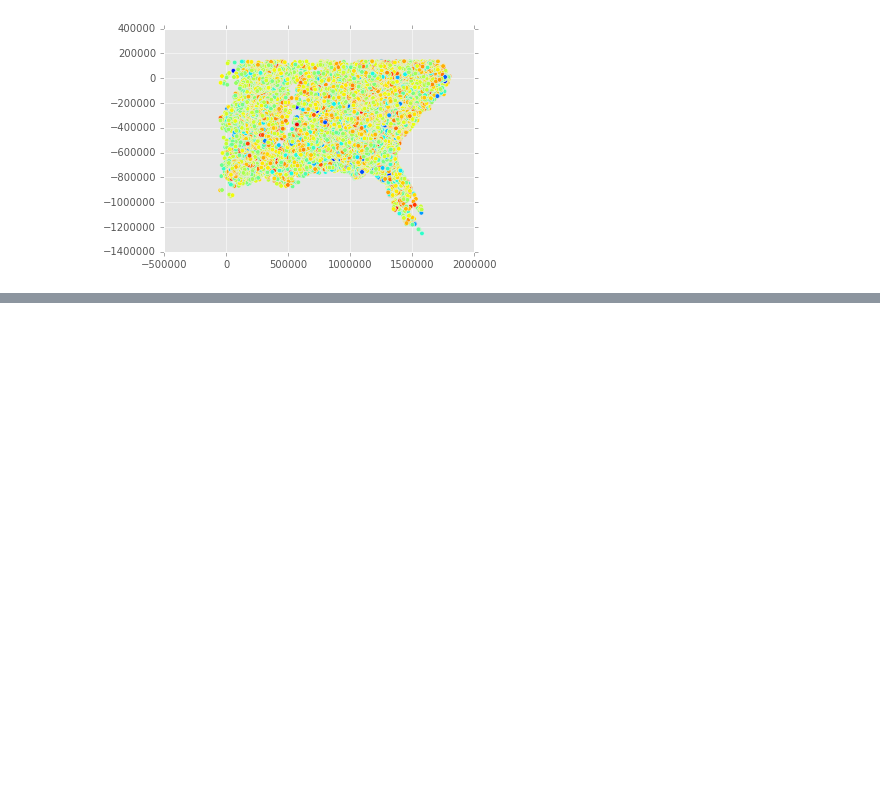
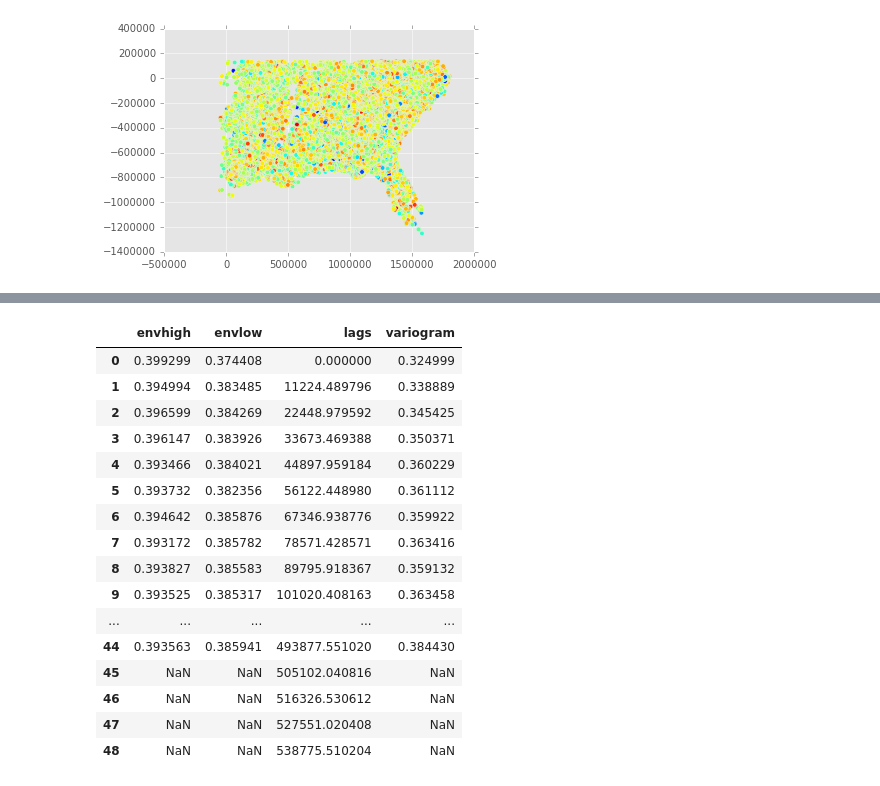
Before and after one commit to molgor/spystats, a Jupyter notebook: notebooks/global_variogram.ipynb, the cells around one changed output, grey strips where cells are left out. Cells and saved outputs as stored; diff of their text form; code cells hidden in the pictures; blank space fills up the shorter version.

```diff
--- a/notebooks/global_variogram.ipynb
+++ b/notebooks/global_variogram.ipynb
@@ -65,0 +105,22 @@ chunks[3].plot(column='residuals1')
+# %%
+nv0 = vg0.envelope
+# %%
+nv0
+# %% [output]
+|  | envhigh | envlow | lags | variogram |
+| 0 | 0.399299 | 0.374408 | 0.000000 | 0.324999 |
+| 1 | 0.394994 | 0.383485 | 11224.489796 | 0.338889 |
+| 2 | 0.396599 | 0.384269 | 22448.979592 | 0.345425 |
+| 3 | 0.396147 | 0.383926 | 33673.469388 | 0.350371 |
+| 4 | 0.393466 | 0.384021 | 44897.959184 | 0.360229 |
+| 5 | 0.393732 | 0.382356 | 56122.448980 | 0.361112 |
+| 6 | 0.394642 | 0.385876 | 67346.938776 | 0.359922 |
+| 7 | 0.393172 | 0.385782 | 78571.428571 | 0.363416 |
+| 8 | 0.393827 | 0.385583 | 89795.918367 | 0.359132 |
+| 9 | 0.393525 | 0.385317 | 101020.408163 | 0.363458 |
+| ... | ... | ... | ... | ... |
+| 44 | 0.393563 | 0.385941 | 493877.551020 | 0.384430 |
+| 45 | NaN | NaN | 505102.040816 | NaN |
+| 46 | NaN | NaN | 516326.530612 | NaN |
+| 47 | NaN | NaN | 527551.020408 | NaN |
+| 48 | NaN | NaN | 538775.510204 | NaN |
```
Also changed, not shown: parts of 12 cells of this notebook, 4 other files.
